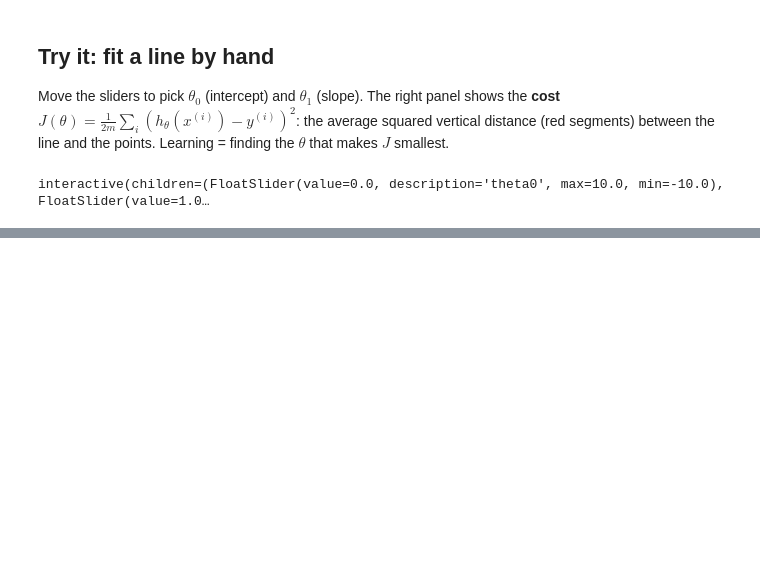
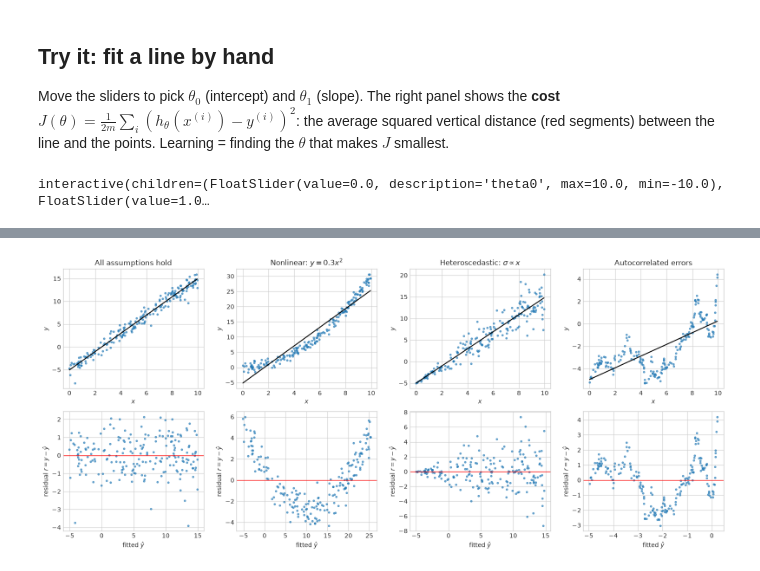
Before and after one commit to AGE90/notes-on-ml, a Jupyter notebook: notebooks/00_foundations/02_supervised_learning.ipynb, the cells around one changed output, grey strips where cells are left out. Cells and saved outputs as stored; diff of their text form; code cells hidden in the pictures; blank space fills up the shorter version.

Commit message:
Explain linear regression assumptions in supervised learning notebook
Add a section on the five assumptions with examples, analogies, residual
and Q-Q plots, and document the theta notation.

```diff
--- a/notebooks/00_foundations/02_supervised_learning.ipynb
+++ b/notebooks/00_foundations/02_supervised_learning.ipynb
@@ -98,0 +143,30 @@ Linear regression assumes linearity, independent errors and homoscedasticity; ch
+# %%
+from scipy import stats
+
+from ml.linear_models import add_bias, normal_equations
+
+m = 200
+x = np.sort(10 * rng.random(m))
+datasets = {
+    "All assumptions hold": 2 * x - 5 + rng.normal(size=m),
+    "Nonlinear: $y = 0.3x^2$": 0.3 * x**2 + rng.normal(size=m),
+    "Heteroscedastic: $\\sigma \\propto x$": 2 * x - 5 + 0.4 * x * rng.normal(size=m),
+    "Autocorrelated errors": 2 * x - 5 + np.cumsum(0.4 * rng.normal(size=m)),
+}
+
+X = add_bias(x)
+fig, axes = plt.subplots(2, 4, figsize=(16, 7))
+for (title, y_), (ax_fit, ax_res) in zip(datasets.items(), axes.T, strict=False):
+    theta = normal_equations(X, y_)
+    y_hat = X @ theta
+    r = y_ - y_hat
+    ax_fit.scatter(x, y_, s=8, alpha=0.6)
+    ax_fit.plot(x, y_hat, "k")
+    ax_fit.set(title=title, xlabel="$x$", ylabel="$y$")
+    ax_res.scatter(y_hat, r, s=8, alpha=0.6)
+    ax_res.axhline(0, color="r", lw=1)
+    ax_res.set(xlabel=r"fitted $\hat{y}$", ylabel=r"residual $r = y - \hat{y}$")
+plt.tight_layout()
+plt.show()
+# %% [output]
+[figure, added]
```
Also changed, not shown: parts of 6 cells of this notebook.
